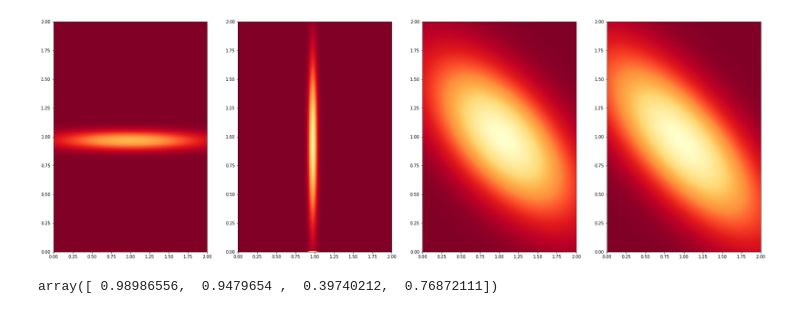
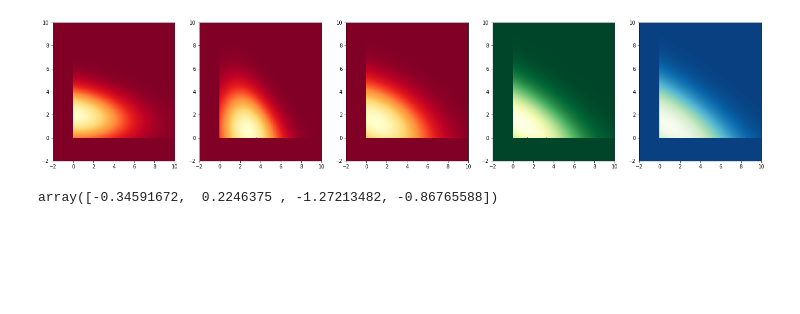
Before and after one commit to benrhodes26/VNCE, a Jupyter notebook: proposal/code/notebooks/debug_truncated_normal_model.ipynb, the cells around one changed output. Cells and saved outputs as stored; diff of their text form; code cells hidden in the pictures; blank space fills up the shorter version.

Commit message:
alter experimental trunc norm script

```diff
--- a/proposal/code/notebooks/debug_truncated_normal_model.ipynb
+++ b/proposal/code/notebooks/debug_truncated_normal_model.ipynb
@@ -35,7 +35,10 @@ rc('lines', linewidth=1)
 rc('font', size=10)
 rc('legend', fontsize=10)
 # %%
-load_path = '/home/ben/ben-rhodes-masters-project/experimental_results/trunc_norm/test/test/'
+# load_path = '/home/ben/ben-rhodes-masters-project/experimental_results/trunc_norm/test/test/'
+load_path = '/disk/scratch/ben-rhodes-masters-project/experimental-results/trunc_norm/test/d=2-frac=0.1/'
+# %%
+data_dist = pickle.load(open(os.path.join(load_path, 'data_dist.p'), 'rb'))
 # %%
 vnce_model = pickle.load(open(os.path.join(load_path, 'vnce_model.p'), 'rb'))
 # %%
@@ -54,6 +57,7 @@ def get_visible_and_latents(U, latent_dim=1):
     visible_dim = int(~latent_dim)
     x = np.zeros_like(U)
     z = np.zeros((1, ) + U.shape)
+
     x[:, visible_dim] = U[:, visible_dim]
     z[0, :, latent_dim] = U[:, latent_dim]
     return x, z
@@ -70,21 +74,27 @@ def eval_vnce_model(U):
     x, z = get_visible_and_latents(U)
     return vnce_model(x, z)
 
+def eval_data_dist(U):
+    x, z = get_visible_and_latents(U)
+    return data_dist(x, z)
+
 def eval_nce_model(U):
     return nce_model(U)
 # %%
-fig, axs = plt.subplots(1, 4, figsize=(30, 10))
+fig, axs = plt.subplots(1, 5, figsize=(25, 5))
 axs = axs.ravel()
-plot_2d_density(axs[0], joint_noise, plt.cm.YlOrRd_r, low_x_lim=0, up_x_lim=2, low_y_lim=0, up_y_lime=2)
-plot_2d_density(axs[1], joint_noise_rev, plt.cm.YlOrRd_r,  low_x_lim=0, up_x_lim=2, low_y_lim=0, up_y_lime=2)
-plot_2d_density(axs[2], eval_vnce_model, plt.cm.YlOrRd_r,  low_x_lim=0, up_x_lim=2, low_y_lim=0, up_y_lime=2)
-plot_2d_density(axs[3], eval_nce_model, plt.cm.YlOrRd_r,  low_x_lim=0, up_x_lim=2, low_y_lim=0, up_y_lime=2)
+x_low, x_high, y_low, y_high= -2, 10, -2, 10
+plot_2d_density(axs[0], joint_noise, plt.cm.YlOrRd_r, low_x_lim=x_low, up_x_lim=x_high, low_y_lim=y_low, up_y_lim=y_high)
+plot_2d_density(axs[1], joint_noise_rev, plt.cm.YlOrRd_r, low_x_lim=x_low, up_x_lim=x_high, low_y_lim=y_low, up_y_lim=y_high)
+plot_2d_density(axs[2], eval_vnce_model, plt.cm.YlOrRd_r, low_x_lim=x_low, up_x_lim=x_high, low_y_lim=y_low, up_y_lim=y_high)
+plot_2d_density(axs[3], nce_model, plt.cm.YlGn_r, low_x_lim=x_low, up_x_lim=x_high, low_y_lim=y_low, up_y_lim=y_high)
+plot_2d_density(axs[4], eval_data_dist, plt.cm.GnBu_r, low_x_lim=x_low, up_x_lim=x_high, low_y_lim=y_low, up_y_lim=y_high)
 # %% [output]
-[figure, old version]
+[figure, new version]
 # %%
 noise.alpha
 # %% [output]
-array([ 0.98986556,  0.9479654 ,  0.39740212,  0.76872111])
+array([-0.34591672,  0.2246375 , -1.27213482, -0.86765588])
 # %%
 var_dist.nn.params
 # %% [output]
```
Also changed, not shown: parts of 7 cells of this notebook, 7 other files.
